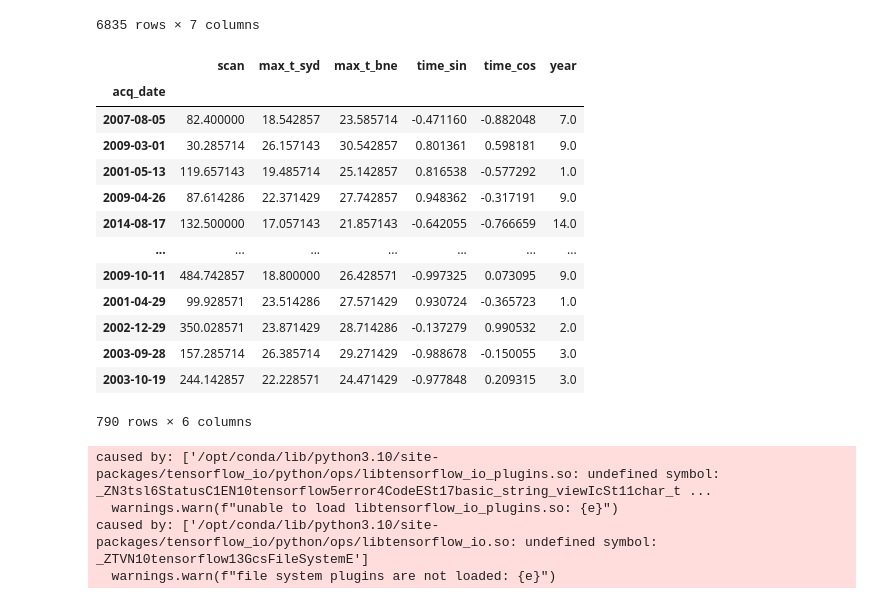
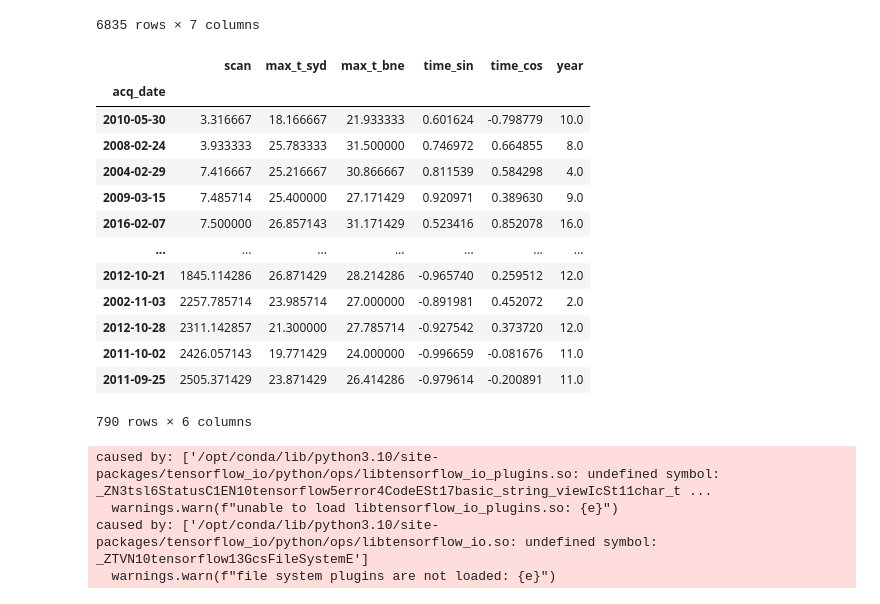
Before and after one commit to jtpotato/firetrace, a Jupyter notebook: notebooks/future-bushfires.ipynb, the cells around one changed output. Saved outputs shown, nothing was run; the diff lists cells and outputs as text; code cells hidden in the pictures.

```diff
--- a/notebooks/future-bushfires.ipynb
+++ b/notebooks/future-bushfires.ipynb
@@ -55,23 +53,25 @@ test_features = test_dataset.copy()
 
 train_labels = train_features.pop('scan')
 test_labels = test_features.pop('scan')
-# %%
-train_dataset
-# %% [output]
-|  | scan | max_t_syd | max_t_bne | time_sin | time_cos | year |
-| acq_date |  |  |  |  |  |  |
-| 2007-08-05 | 82.400000 | 18.542857 | 23.585714 | -0.471160 | -0.882048 | 7.0 |
-| 2009-03-01 | 30.285714 | 26.157143 | 30.542857 | 0.801361 | 0.598181 | 9.0 |
-| 2001-05-13 | 119.657143 | 19.485714 | 25.142857 | 0.816538 | -0.577292 | 1.0 |
-| 2009-04-26 | 87.614286 | 22.371429 | 27.742857 | 0.948362 | -0.317191 | 9.0 |
-| 2014-08-17 | 132.500000 | 17.057143 | 21.857143 | -0.642055 | -0.766659 | 14.0 |
-| ... | ... | ... | ... | ... | ... | ... |
-| 2009-10-11 | 484.742857 | 18.800000 | 26.428571 | -0.997325 | 0.073095 | 9.0 |
-| 2001-04-29 | 99.928571 | 23.514286 | 27.571429 | 0.930724 | -0.365723 | 1.0 |
-| 2002-12-29 | 350.028571 | 23.871429 | 28.714286 | -0.137279 | 0.990532 | 2.0 |
-| 2003-09-28 | 157.285714 | 26.385714 | 29.271429 | -0.988678 | -0.150055 | 3.0 |
-| 2003-10-19 | 244.142857 | 22.228571 | 24.471429 | -0.977848 | 0.209315 | 3.0 |
-790 rows × 6 columns
+# %%
+train_dataset = train_dataset.sort_values(["scan", "acq_date"])
+
+train_dataset
+# %% [output]
+|  | scan | max_t_syd | max_t_bne | time_sin | time_cos | year |
+| acq_date |  |  |  |  |  |  |
+| 2010-05-30 | 3.316667 | 18.166667 | 21.933333 | 0.601624 | -0.798779 | 10.0 |
+| 2008-02-24 | 3.933333 | 25.783333 | 31.500000 | 0.746972 | 0.664855 | 8.0 |
+| 2004-02-29 | 7.416667 | 25.216667 | 30.866667 | 0.811539 | 0.584298 | 4.0 |
+| 2009-03-15 | 7.485714 | 25.400000 | 27.171429 | 0.920971 | 0.389630 | 9.0 |
+| 2016-02-07 | 7.500000 | 26.857143 | 31.171429 | 0.523416 | 0.852078 | 16.0 |
+| ... | ... | ... | ... | ... | ... | ... |
+| 2012-10-21 | 1845.114286 | 26.871429 | 28.214286 | -0.965740 | 0.259512 | 12.0 |
+| 2002-11-03 | 2257.785714 | 23.985714 | 27.000000 | -0.891981 | 0.452072 | 2.0 |
+| 2012-10-28 | 2311.142857 | 21.300000 | 27.785714 | -0.927542 | 0.373720 | 12.0 |
+| 2011-10-02 | 2426.057143 | 19.771429 | 24.000000 | -0.996659 | -0.081676 | 11.0 |
+| 2011-09-25 | 2505.371429 | 23.871429 | 26.414286 | -0.979614 | -0.200891 | 11.0 |
+790 rows × 6 columns
 # %%
 import tensorflow as tf
 # %% [output]
```
Also changed, not shown: parts of 8 cells of this notebook.
